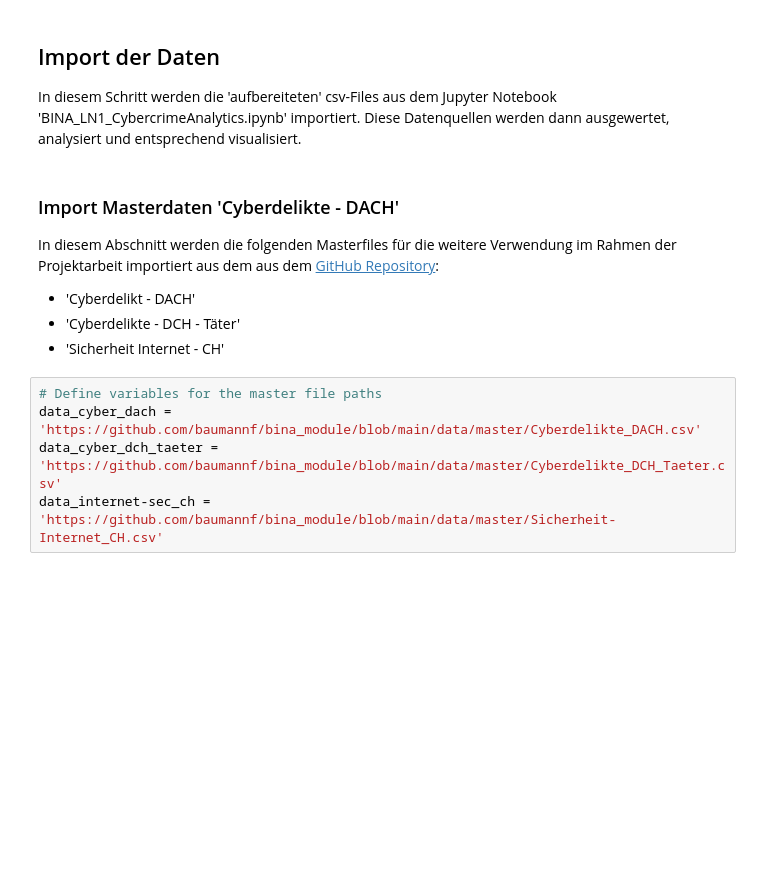
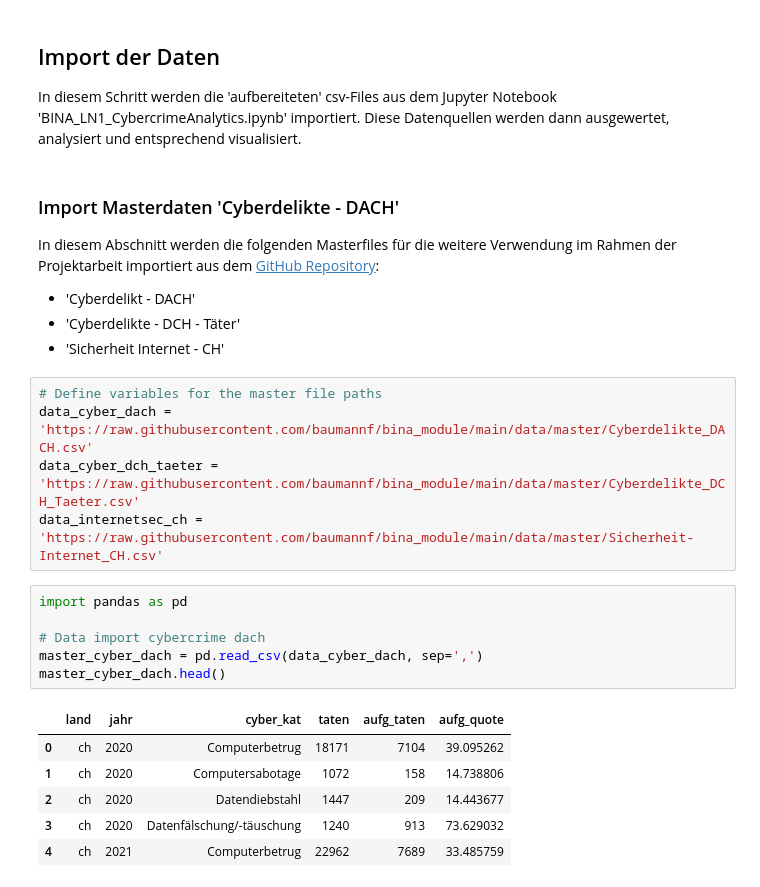
Before and after one commit to baumannf/bina_module, a Jupyter notebook: BINA_LN1_CybercrimeVisualisation.ipynb, the cells around one changed output. Saved outputs shown, nothing was run; the diff lists cells and outputs as text; blank space fills up the shorter version.

```diff
--- a/BINA_LN1_CybercrimeVisualisation.ipynb
+++ b/BINA_LN1_CybercrimeVisualisation.ipynb
@@ -11,13 +11,26 @@ In diesem Schritt werden die 'aufbereiteten' csv-Files aus dem Jupyter Notebook
 # %% [markdown]
 ### Import Masterdaten 'Cyberdelikte - DACH'
 
-In diesem Abschnitt werden die folgenden Masterfiles für die weitere Verwendung im Rahmen der Projektarbeit importiert aus dem  aus dem [GitHub Repository](https://github.com/baumannf/bina_module):
+In diesem Abschnitt werden die folgenden Masterfiles für die weitere Verwendung im Rahmen der Projektarbeit importiert aus dem [GitHub Repository](https://github.com/baumannf/bina_module):
 
 - 'Cyberdelikt - DACH'
 - 'Cyberdelikte - DCH - Täter'
 - 'Sicherheit Internet - CH'
 # %%
 # Define variables for the master file paths
-data_cyber_dach = 'https://github.com/baumannf/bina_module/blob/main/data/master/Cyberdelikte_DACH.csv'
-data_cyber_dch_taeter = 'https://github.com/baumannf/bina_module/blob/main/data/master/Cyberdelikte_DCH_Taeter.csv'
-data_internet-sec_ch = 'https://github.com/baumannf/bina_module/blob/main/data/master/Sicherheit-Internet_CH.csv'
+data_cyber_dach = 'https://raw.githubusercontent.com/baumannf/bina_module/main/data/master/Cyberdelikte_DACH.csv'
+data_cyber_dch_taeter = 'https://raw.githubusercontent.com/baumannf/bina_module/main/data/master/Cyberdelikte_DCH_Taeter.csv'
+data_internetsec_ch = 'https://raw.githubusercontent.com/baumannf/bina_module/main/data/master/Sicherheit-Internet_CH.csv'
+# %%
+import pandas as pd
+
+# Data import cybercrime dach
+master_cyber_dach = pd.read_csv(data_cyber_dach, sep=',')
+master_cyber_dach.head()
+# %% [output]
+|  | land | jahr | cyber_kat | taten | aufg_taten | aufg_quote |
+| 0 | ch | 2020 | Computerbetrug | 18171 | 7104 | 39.095262 |
+| 1 | ch | 2020 | Computersabotage | 1072 | 158 | 14.738806 |
+| 2 | ch | 2020 | Datendiebstahl | 1447 | 209 | 14.443677 |
+| 3 | ch | 2020 | Datenfälschung/-täuschung | 1240 | 913 | 73.629032 |
+| 4 | ch | 2021 | Computerbetrug | 22962 | 7689 | 33.485759 |
```
Also changed, not shown: parts of 2 cells of this notebook.
